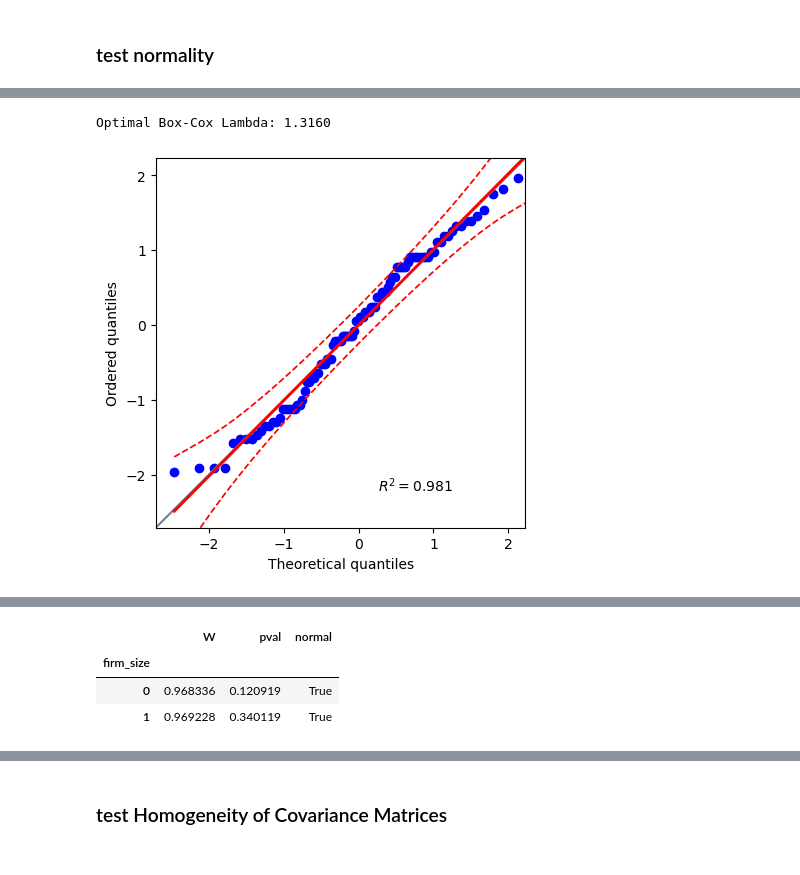
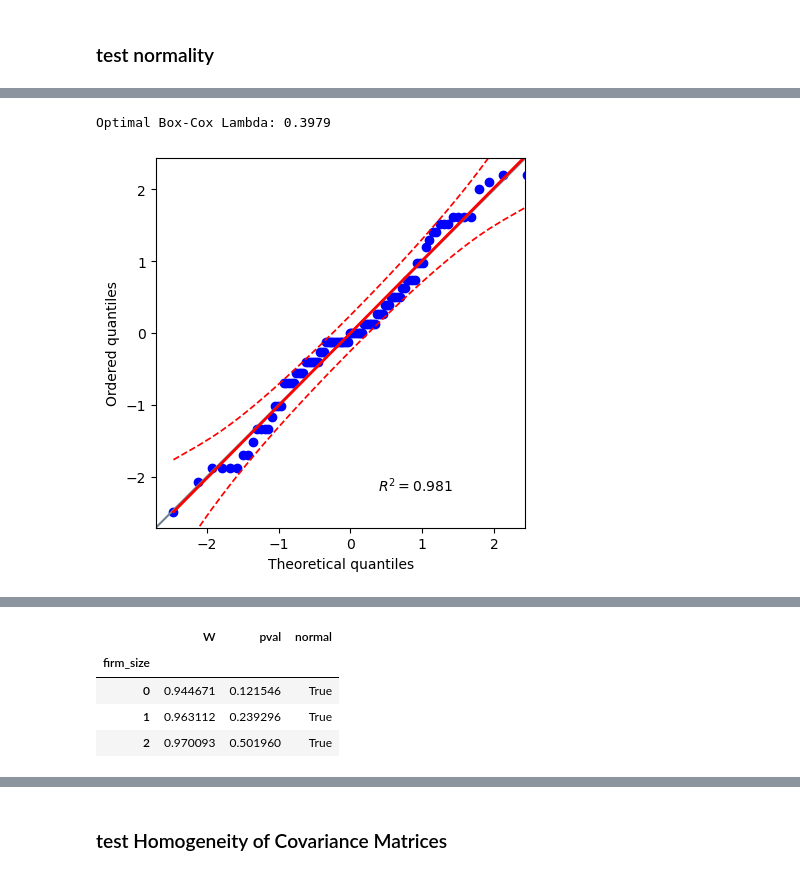
Before and after one commit to KillD00zer/project555, a Jupyter notebook: code/analysis.ipynb, the cells around one changed output, grey strips where cells are left out. Saved outputs shown, nothing was run; the diff lists cells and outputs as text; code cells hidden in the pictures.

```diff
--- a/code/analysis.ipynb
+++ b/code/analysis.ipynb
@@ -8,7 +8,7 @@ import plotly.express as px
 import matplotlib.pyplot as plt
 from sklearn.preprocessing import MinMaxScaler
 # %%
-df = pd.read_csv('D:\Ahmed\K_repo\project555\data\HATCO_clean.csv')
+df = pd.read_csv('/mnt/78AA22ECAA22A71A/K_REPO/project555/data/HATCO_clean.csv')
 df.head()
 # %% [output]
 |  | id | delivery_speed | price_level | price_flexibility | manufacturer_image | service_level | ... |
@@ -172,11 +167,11 @@ product_quality  0.971366  0.028151   False
 # %%
 from scipy.stats import boxcox
-df['product_quality_bc'], best_lambda = boxcox(df['product_quality'])
+df['salesforce_image_bc'], best_lambda = boxcox(df['salesforce_image'])
 print(f"Optimal Box-Cox Lambda: {best_lambda:.4f}\n")
 
-ax = pg.qqplot(df["product_quality_bc"], dist='norm')
+ax = pg.qqplot(df["salesforce_image_bc"], dist='norm')
 plt.show()
-print(pg.normality(df["product_quality_bc"],))
+print(pg.normality(df["salesforce_image_bc"],))
 # %% [output]
-Optimal Box-Cox Lambda: 1.3160
+Optimal Box-Cox Lambda: 0.3979
-[figure, old version]
+[figure, new version]
@@ -185,8 +180,9 @@ product_quality_bc  0.974239  0.04705   False
 # %%
-# Tests if product_quality is normal for small firms AND normal for large firms
-pg.normality(data=df, dv='product_quality', group='firm_size')
+# Tests if salesforce_image is normal for small firms AND normal for large firms
+pg.normality(data=df, dv='salesforce_image_bc', group='firm_size')
 # %% [output]
 |  | W | pval | normal |
 | firm_size |  |  |  |
-| 0 | 0.968336 | 0.120919 | True |
-| 1 | 0.969228 | 0.340119 | True |
+| 0 | 0.944671 | 0.121546 | True |
+| 1 | 0.963112 | 0.239296 | True |
+| 2 | 0.970093 | 0.501960 | True |
```
Also changed, not shown: parts of 20 cells of this notebook, 20 other files.
